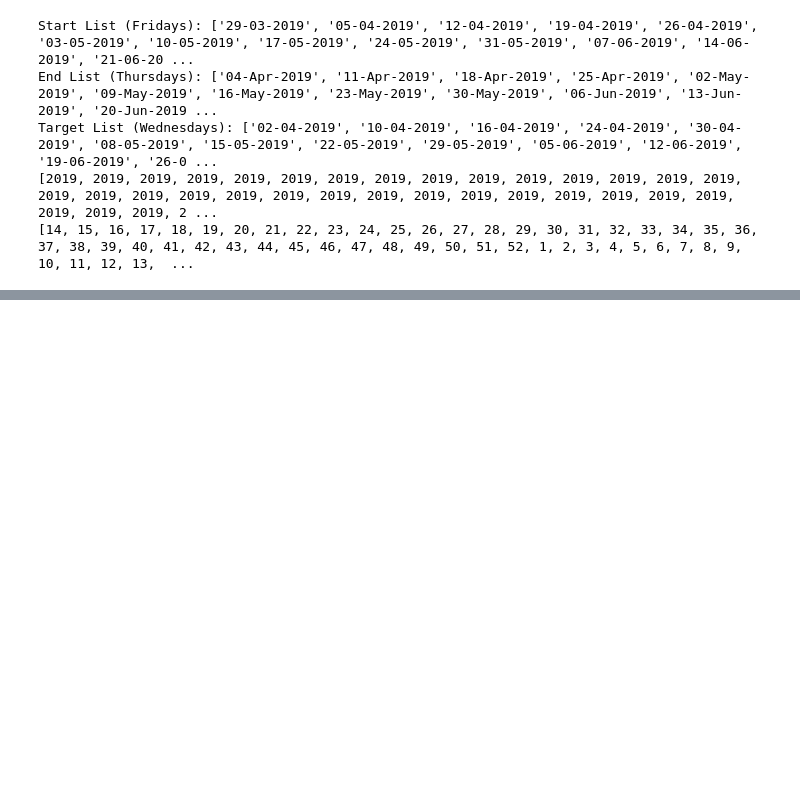
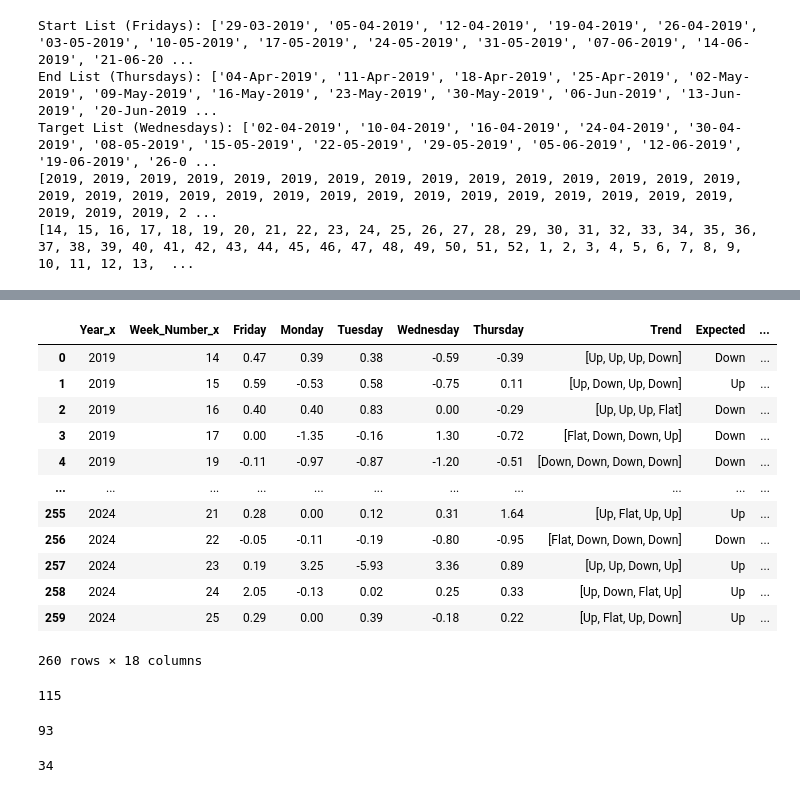
Before and after one commit to bala-ceg/backtest-strategies, a Jupyter notebook: weeklyexpiry_prediction.ipynb, the cells around one changed output, grey strips where cells are left out. Drawn from its saved outputs; the diff is of its cells as text; code cells hidden in the pictures; blank space fills up the shorter version.

```diff
--- a/weeklyexpiry_prediction.ipynb
+++ b/weeklyexpiry_prediction.ipynb
@@ -367,4 +367,3 @@ pivoted_data_2['Friday'] = pivoted_data_2['Friday'].shift(1)
 
 pivoted_data_2 = pivoted_data_2[['Year','Week_Number', 'Friday', 'Monday', 'Tuesday',  'Wednesday','Thursday']]
 pivoted_data_2 = pivoted_data_2.dropna(thresh=pivoted_data_2.shape[1] - 5 + 1)
-pivoted_data_2['Thursday'].fillna(pivoted_data_2['Wednesday'], inplace=True)
@@ -370,0 +389,5 @@ pivoted_data_2['Thursday'].fillna(pivoted_data_2['Wednesday'], inplace=True)
+# %%
+pivoted_data_2['Friday'].fillna(0, inplace=True)
+pivoted_data_2['Monday'].fillna(0, inplace=True)
+pivoted_data_2['Tuesday'].fillna(0, inplace=True)
+pivoted_data_2['Wednesday'].fillna(0, inplace=True)
@@ -401,0 +498,20 @@ print(result.head(5))
+# %%
+result
+# %% [output]
+|  | Year_x | Week_Number_x | Friday | Monday | Tuesday | Wednesday | Thursday | Trend | Expected | ... |
+| 0 | 2019 | 14 | 0.47 | 0.39 | 0.38 | -0.59 | -0.39 | [Up, Up, Up, Down] | Down | ... |
+| 1 | 2019 | 15 | 0.59 | -0.53 | 0.58 | -0.75 | 0.11 | [Up, Down, Up, Down] | Up | ... |
+| 2 | 2019 | 16 | 0.40 | 0.40 | 0.83 | 0.00 | -0.29 | [Up, Up, Up, Flat] | Down | ... |
+| 3 | 2019 | 17 | 0.00 | -1.35 | -0.16 | 1.30 | -0.72 | [Flat, Down, Down, Up] | Down | ... |
+| 4 | 2019 | 19 | -0.11 | -0.97 | -0.87 | -1.20 | -0.51 | [Down, Down, Down, Down] | Down | ... |
+| ... | ... | ... | ... | ... | ... | ... | ... | ... | ... | ... |
+| 255 | 2024 | 21 | 0.28 | 0.00 | 0.12 | 0.31 | 1.64 | [Up, Flat, Up, Up] | Up | ... |
+| 256 | 2024 | 22 | -0.05 | -0.11 | -0.19 | -0.80 | -0.95 | [Flat, Down, Down, Down] | Down | ... |
+| 257 | 2024 | 23 | 0.19 | 3.25 | -5.93 | 3.36 | 0.89 | [Up, Up, Down, Up] | Up | ... |
+| 258 | 2024 | 24 | 2.05 | -0.13 | 0.02 | 0.25 | 0.33 | [Up, Down, Flat, Up] | Up | ... |
+| 259 | 2024 | 25 | 0.29 | 0.00 | 0.39 | -0.18 | 0.22 | [Up, Flat, Up, Down] | Up | ... |
+260 rows × 18 columns
+# %%
+len(result[result['Expected'] == result['Consenus_Trend']])
+# %% [output]
+115
@@ -402,3 +521,12 @@ print(result.head(5))
+# %%
+df = df_anomaly[df_anomaly['Expected'] != df_anomaly['lastday_Trend']]
+len(df)
+# %% [output]
+93
+# %%
+len(df[(df['pcr'] > 0.8) & (df['pcr'] < 1.3)])
+# %% [output]
+34
 # %%
 result_df = result[[ 'Thursday', 'near_pcr', 'near_pcr_vol','Year_x']]
 result_df.head(5)
```
Also changed, not shown: parts of 23 cells of this notebook.
